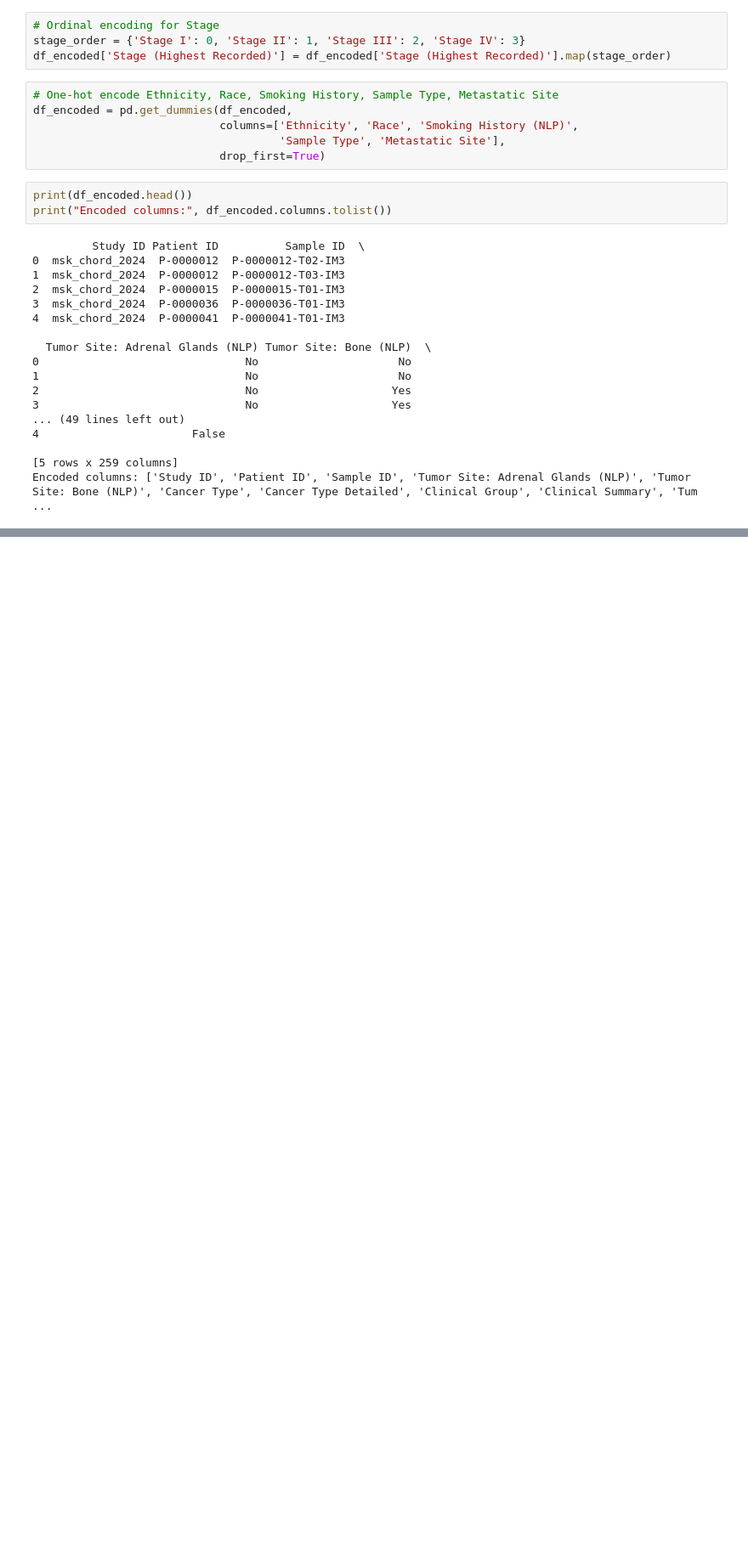
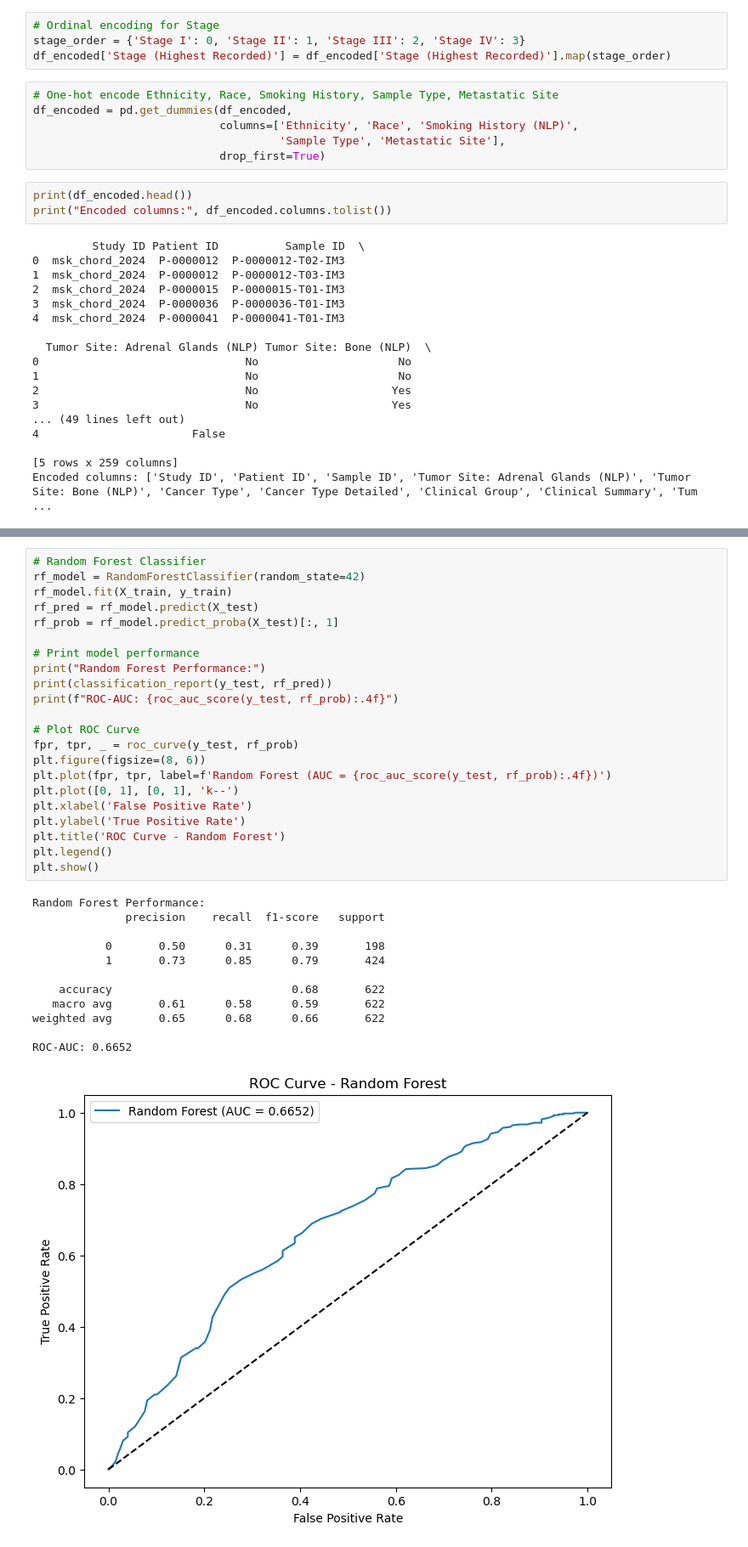
Before and after one commit to chriskarta/Pancreatic-Cancer-Survival-Prediction, a Jupyter notebook: index.ipynb, the cells around one changed output, grey strips where cells are left out. Shown at 85% size. Drawn from its saved outputs; the diff is of its cells as text; blank space fills up the shorter version.

Commit message:
Update index.ipynb with Data Modelling Techniques after Exploratory Data Analysis (EDA)

```diff
--- a/index.ipynb
+++ b/index.ipynb
@@ -585,0 +838,35 @@ Encoded columns: ['Study ID', 'Patient ID', 'Sample ID', 'Tumor Site: Adrenal Gl
+# %%
+# Random Forest Classifier
+rf_model = RandomForestClassifier(random_state=42)
+rf_model.fit(X_train, y_train)
+rf_pred = rf_model.predict(X_test)
+rf_prob = rf_model.predict_proba(X_test)[:, 1]
+
+# Print model performance
+print("Random Forest Performance:")
+print(classification_report(y_test, rf_pred))
+print(f"ROC-AUC: {roc_auc_score(y_test, rf_prob):.4f}")
+
+# Plot ROC Curve
+fpr, tpr, _ = roc_curve(y_test, rf_prob)
+plt.figure(figsize=(8, 6))
+plt.plot(fpr, tpr, label=f'Random Forest (AUC = {roc_auc_score(y_test, rf_prob):.4f})')
+plt.plot([0, 1], [0, 1], 'k--')
+plt.xlabel('False Positive Rate')
+plt.ylabel('True Positive Rate')
+plt.title('ROC Curve - Random Forest')
+plt.legend()
+plt.show()
+# %% [output]
+Random Forest Performance:
+              precision    recall  f1-score   support
+
+           0       0.50      0.31      0.39       198
+           1       0.73      0.85      0.79       424
+
+    accuracy                           0.68       622
+   macro avg       0.61      0.58      0.59       622
+weighted avg       0.65      0.68      0.66       622
+
+ROC-AUC: 0.6652
+[figure, added]
```
Also changed, not shown: parts of 44 cells of this notebook, 4 other files.
